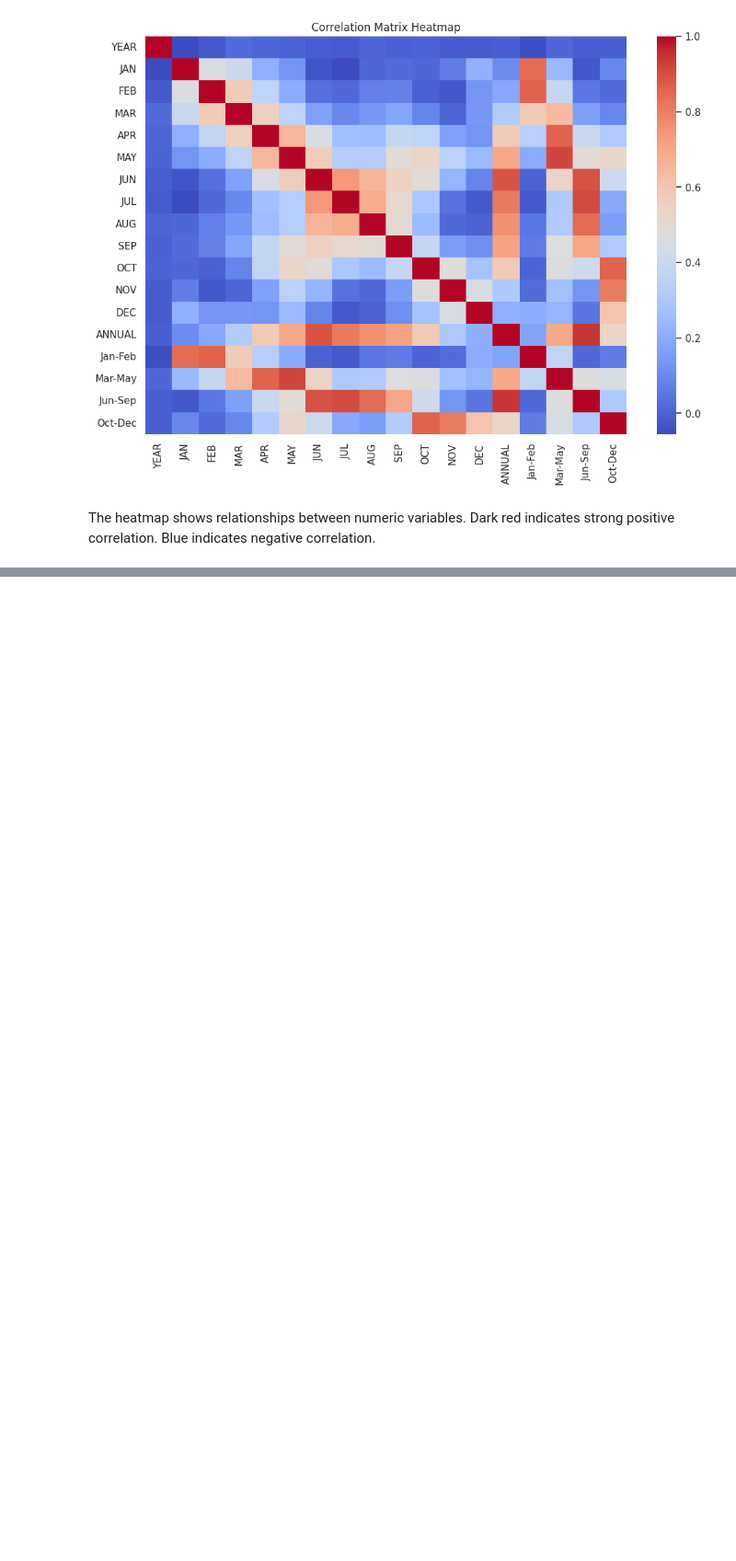
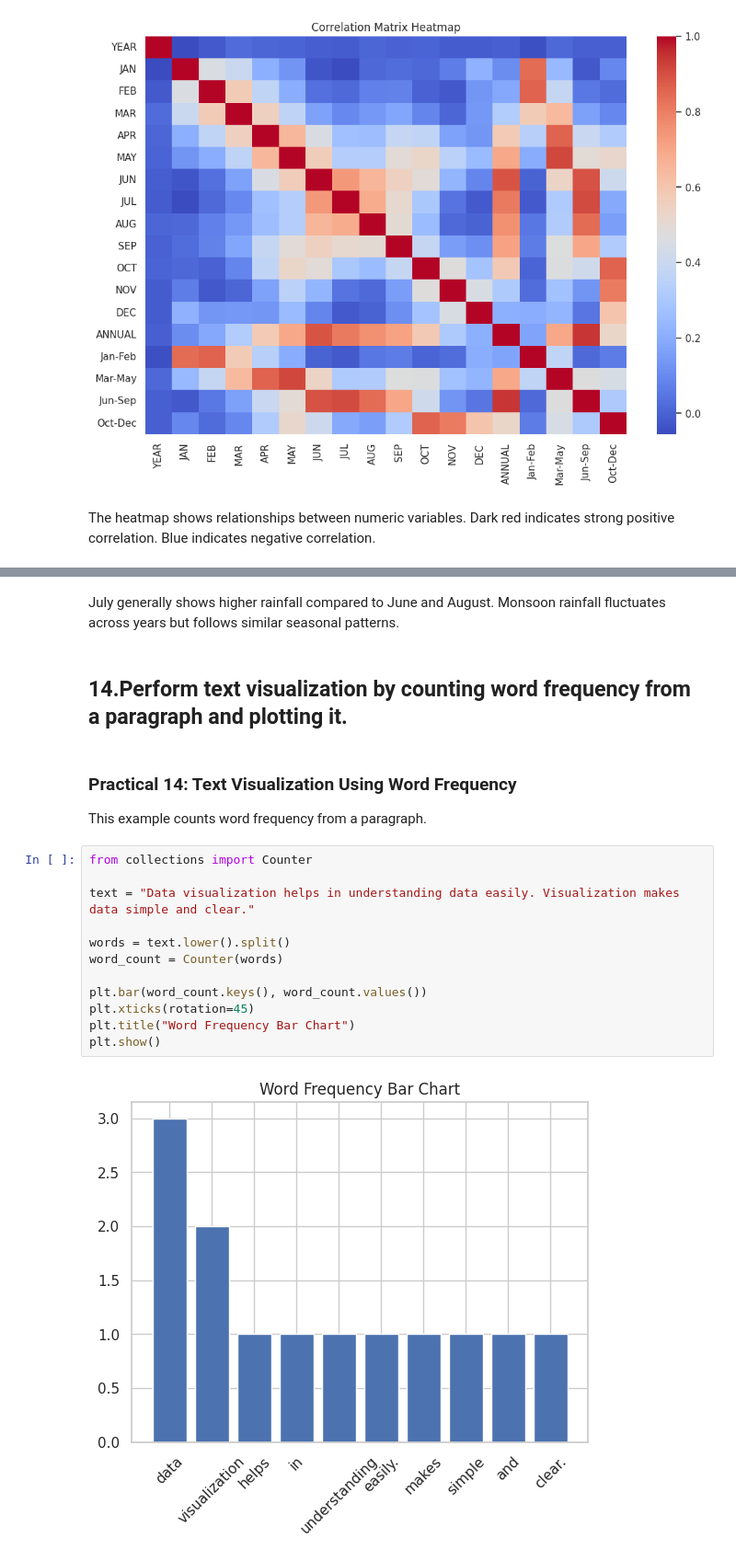
Before and after one commit to shaniraj4587/DataVisualizationPracticle, a Jupyter notebook: 01_practicle.ipynb, the cells around one changed output, grey strips where cells are left out. Shown at 92% size. Cells and saved outputs as stored; diff of their text form; blank space fills up the shorter version.

```diff
--- a/01_practicle.ipynb
+++ b/01_practicle.ipynb
@@ -560,0 +583,22 @@ Blue indicates negative correlation.
+# %% [markdown]
+July generally shows higher rainfall compared to June and August.
+Monsoon rainfall fluctuates across years but follows similar seasonal patterns.
+# %% [markdown]
+## 14.Perform text visualization by counting word frequency from a paragraph and plotting it.
+# %% [markdown]
+### Practical 14: Text Visualization Using Word Frequency
+This example counts word frequency from a paragraph.
+# %%
+from collections import Counter
+
+text = "Data visualization helps in understanding data easily. Visualization makes data simple and clear."
+
+words = text.lower().split()
+word_count = Counter(words)
+
+plt.bar(word_count.keys(), word_count.values())
+plt.xticks(rotation=45)
+plt.title("Word Frequency Bar Chart")
+plt.show()
+# %% [output]
+[figure, added]
```
Also changed, not shown: parts of 44 cells of this notebook, 2 other files.
